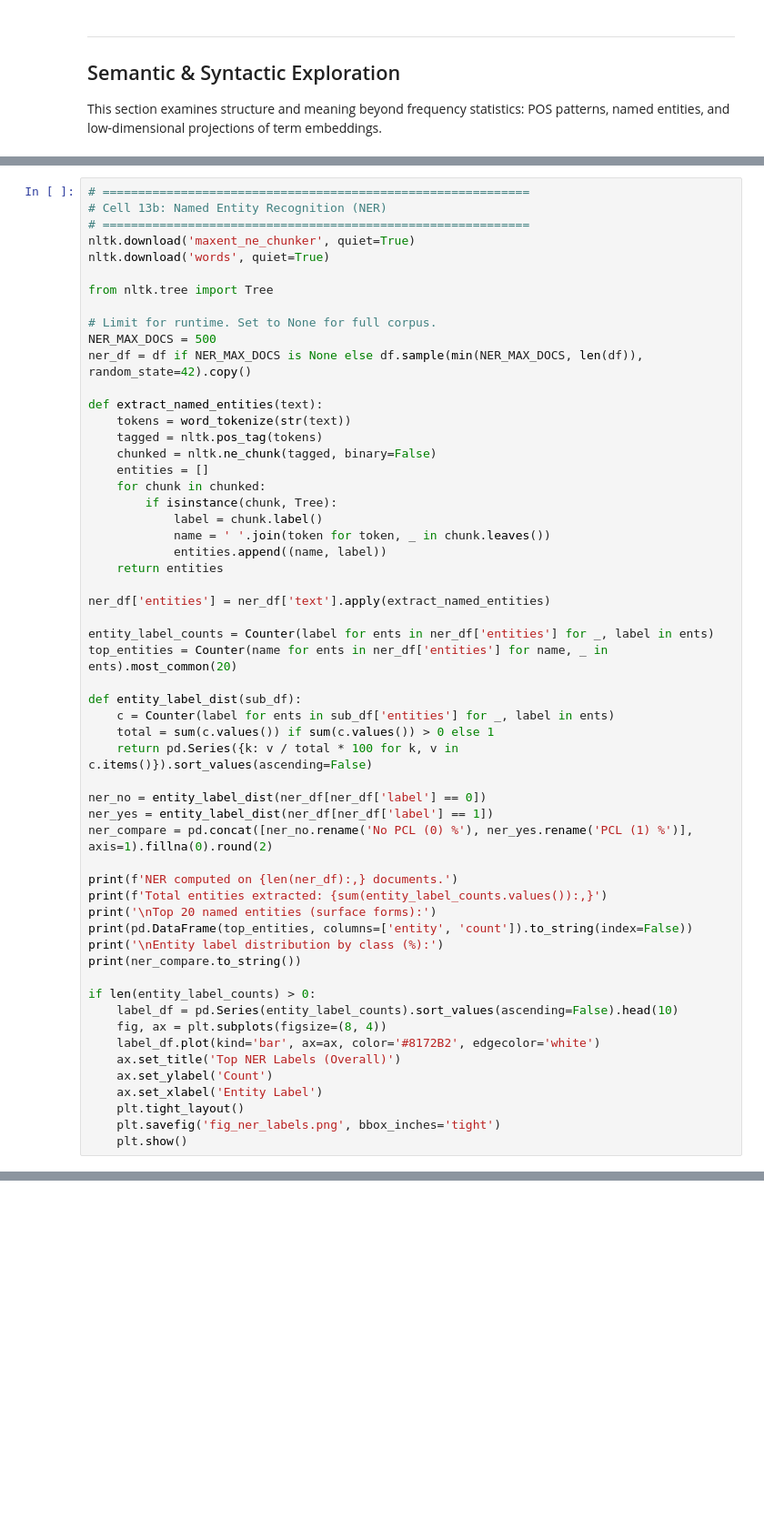
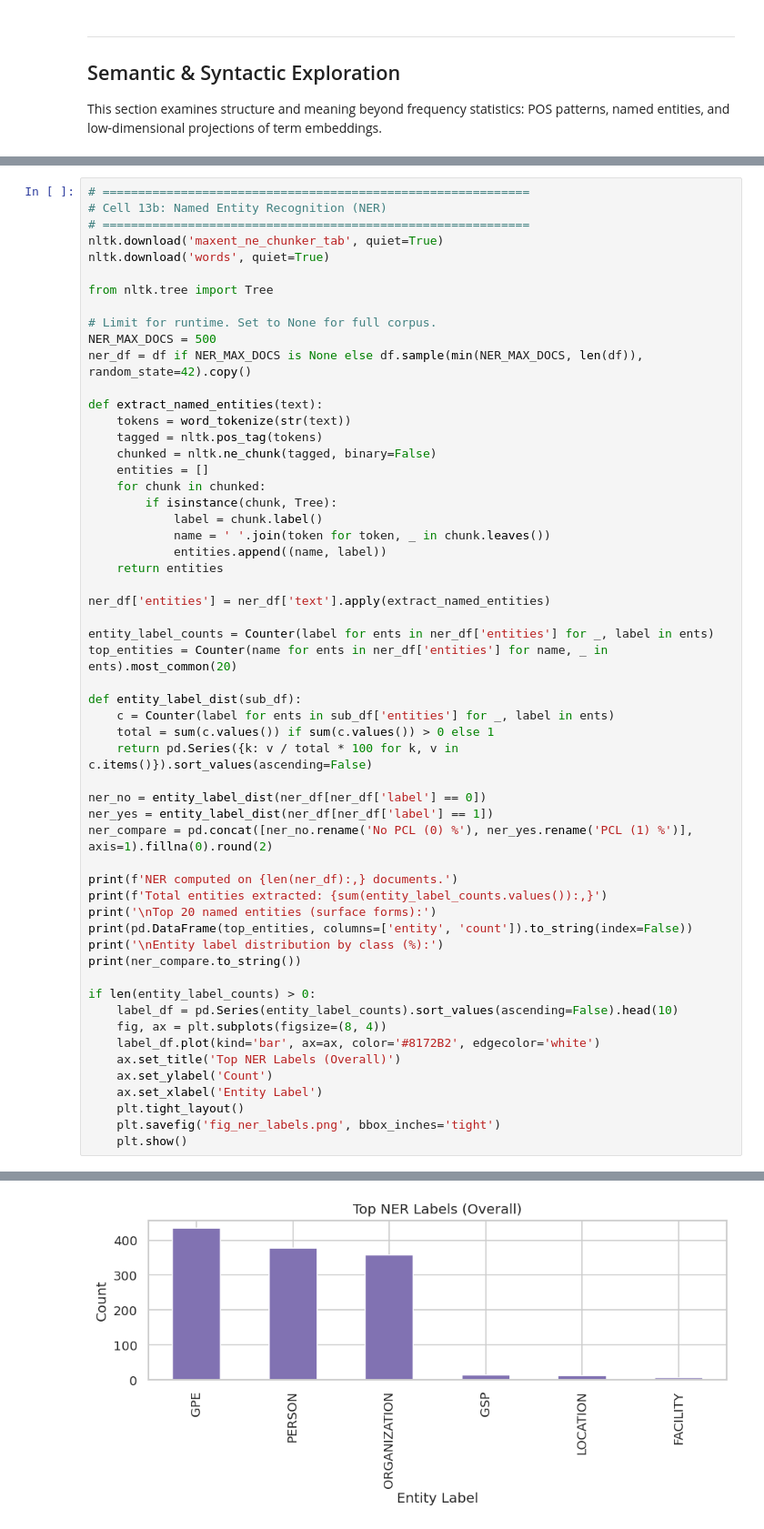
Before and after one commit to wowthecoder/imperial-nlp-cw, a Jupyter notebook: eda_pcl.ipynb, the cells around one changed output, grey strips where cells are left out. Shown at 91% size. Saved outputs shown, nothing was run; the diff lists cells and outputs as text; blank space fills up the shorter version.

```diff
--- a/eda_pcl.ipynb
+++ b/eda_pcl.ipynb
@@ -518,7 +540,7 @@ plt.show()
 # ============================================================
 # Cell 13b: Named Entity Recognition (NER)
 # ============================================================
-nltk.download('maxent_ne_chunker', quiet=True)
+nltk.download('maxent_ne_chunker_tab', quiet=True)
 nltk.download('words', quiet=True)
 
 from nltk.tree import Tree
@@ -570,3 +592,4 @@ if len(entity_label_counts) > 0:
     plt.tight_layout()
     plt.savefig('fig_ner_labels.png', bbox_inches='tight')
     plt.show()
+# %% [output]
@@ -573,2 +613,3 @@ if len(entity_label_counts) > 0:
+[figure, added]
 # %%
 # ============================================================
```
Also changed, not shown: parts of 13 cells of this notebook, 8 other files.
